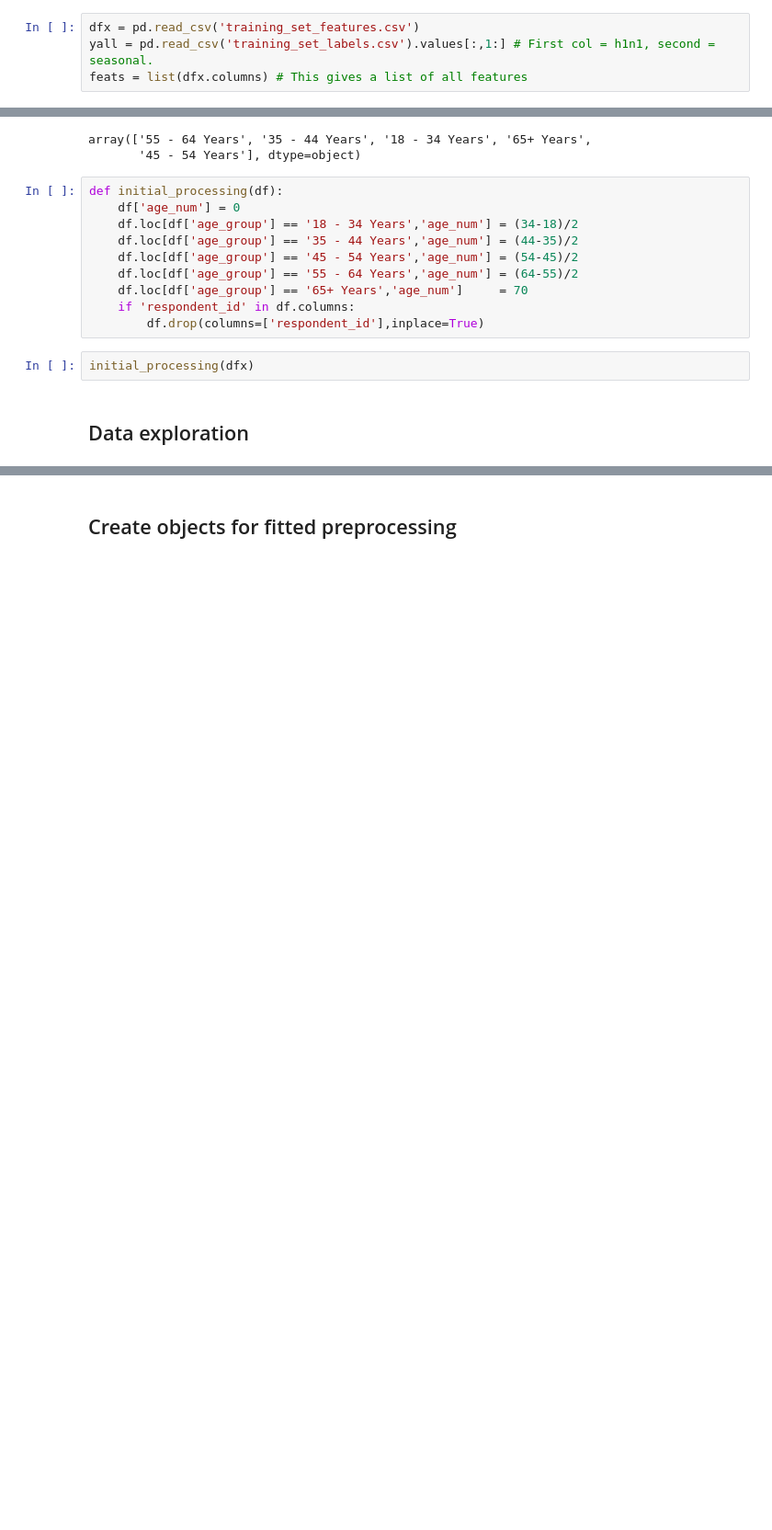
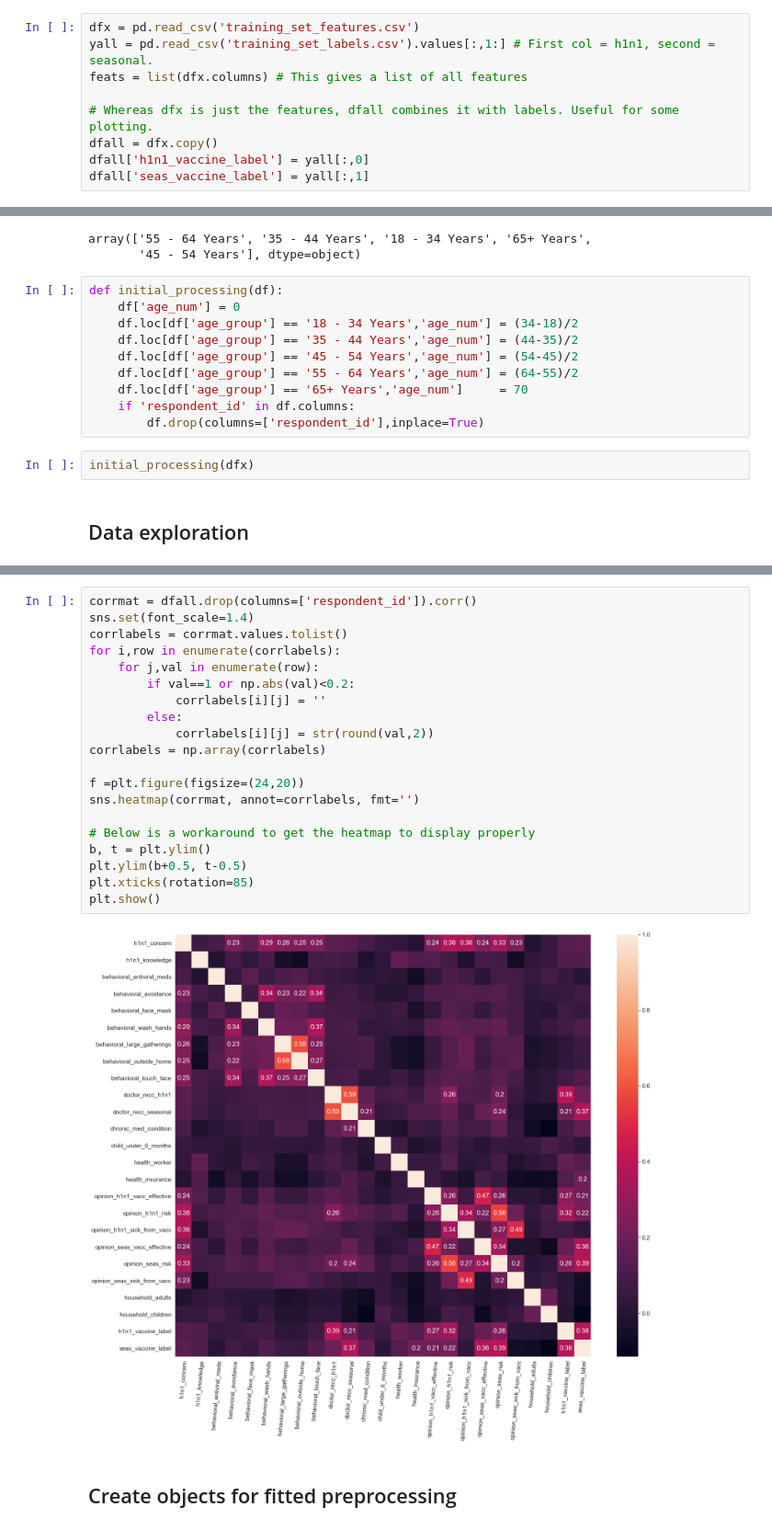
Before and after one commit to ScottVinay/Flu-shot-learning, a Jupyter notebook: flu.ipynb, the cells around one changed output, grey strips where cells are left out. Shown at 92% size. Drawn from its saved outputs; the diff is of its cells as text; blank space fills up the shorter version.

```diff
--- a/flu.ipynb
+++ b/flu.ipynb
@@ -49,6 +40,11 @@ warnings.simplefilter(action='ignore', category=FutureWarning)
 dfx = pd.read_csv('training_set_features.csv')
 yall = pd.read_csv('training_set_labels.csv').values[:,1:] # First col = h1n1, second = seasonal.
 feats = list(dfx.columns) # This gives a list of all features
+
+# Whereas dfx is just the features, dfall combines it with labels. Useful for some plotting.
+dfall = dfx.copy()
+dfall['h1n1_vaccine_label'] = yall[:,0]
+dfall['seas_vaccine_label'] = yall[:,1]
 # %% [markdown]
 - The features available are as follows:
 # %%
@@ -146,2 +245,24 @@ plt.show()
+# %%
+corrmat = dfall.drop(columns=['respondent_id']).corr()
+sns.set(font_scale=1.4)
+corrlabels = corrmat.values.tolist()
+for i,row in enumerate(corrlabels):
+    for j,val in enumerate(row):
+        if val==1 or np.abs(val)<0.2:
+            corrlabels[i][j] = ''
+        else:
+            corrlabels[i][j] = str(round(val,2))
+corrlabels = np.array(corrlabels)
+
+f =plt.figure(figsize=(24,20))
+sns.heatmap(corrmat, annot=corrlabels, fmt='')
+
+# Below is a workaround to get the heatmap to display properly
+b, t = plt.ylim()
+plt.ylim(b+0.5, t-0.5)
+plt.xticks(rotation=85)
+plt.show()
+# %% [output]
+[figure, added]
 # %% [markdown]
 ## Create objects for fitted preprocessing
```
Also changed, not shown: parts of 42 cells of this notebook, 3 other files.
